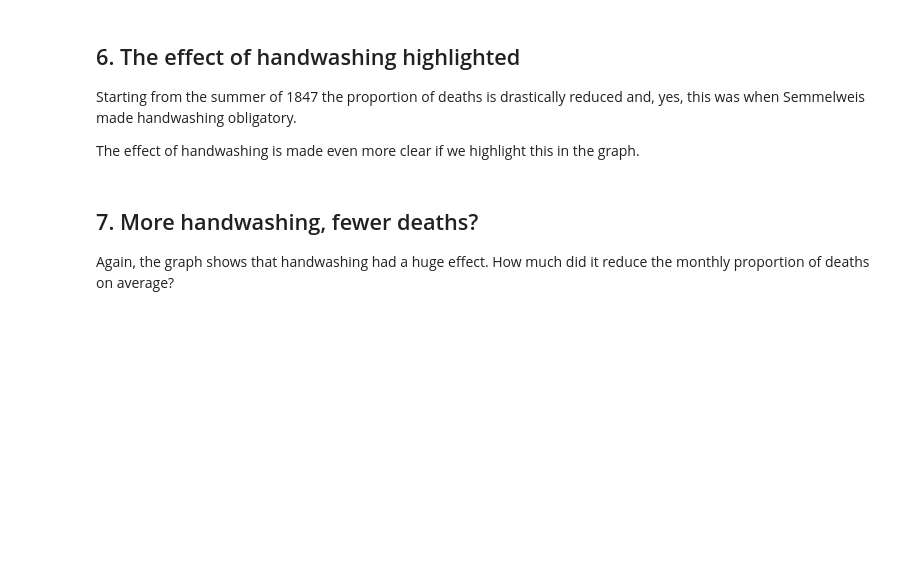
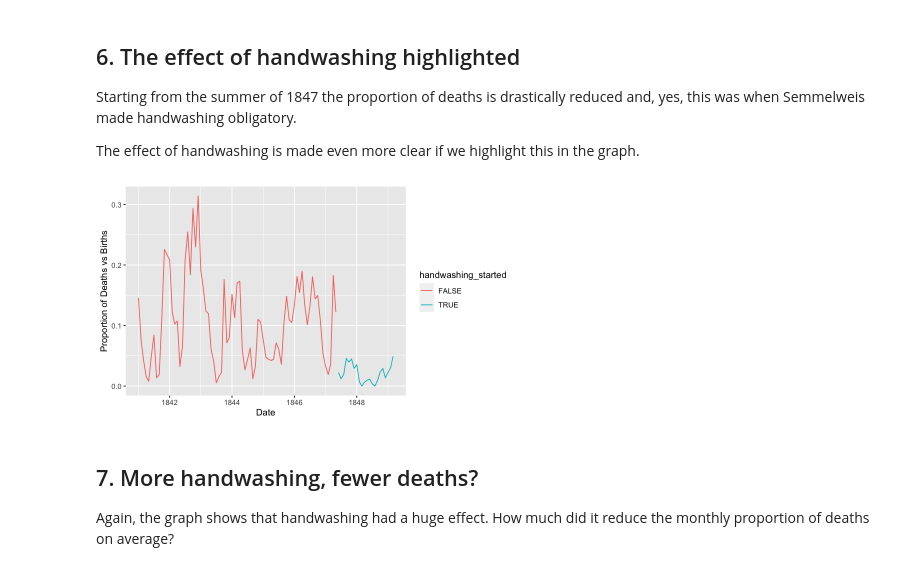
Before and after one commit to JeremyTallant/discovery_of_handwashing, a Jupyter notebook: handwashing.ipynb, the cells around one changed output. Cells and saved outputs as stored; diff of their text form; code cells hidden in the pictures; blank space fills up the shorter version.

```diff
--- a/handwashing.ipynb
+++ b/handwashing.ipynb
@@ -137,12 +137,16 @@ labs(x = "Date", y = "Proportion of Deaths vs Births")
 # %%
 # From this date handwashing was made mandatory
 handwashing_start = as.Date('1847-06-01')
 
 # Add a TRUE/FALSE column to monthly called handwashing_started
-# .... YOUR CODE FOR TASK 6 ....
-
+monthly <- monthly %>%
+  mutate(handwashing_started = date >= handwashing_start)
 # Plot monthly proportion of deaths before and after handwashing
-# .... YOUR CODE FOR TASK 6 ....
+ggplot(monthly, aes(x = date, y = proportion_deaths, color = handwashing_started)) +
+geom_line() +
+labs(x = 'Date', y = 'Proportion of Deaths vs Births')
+# %% [output]
+[figure, added]
 # %% [markdown]
 ## 7. More handwashing, fewer deaths?
 <p>Again, the graph shows that handwashing had a huge effect. How much did it reduce the monthly proportion of deaths on average?</p>
```
Also changed, not shown: parts of 1 cell of this notebook.
